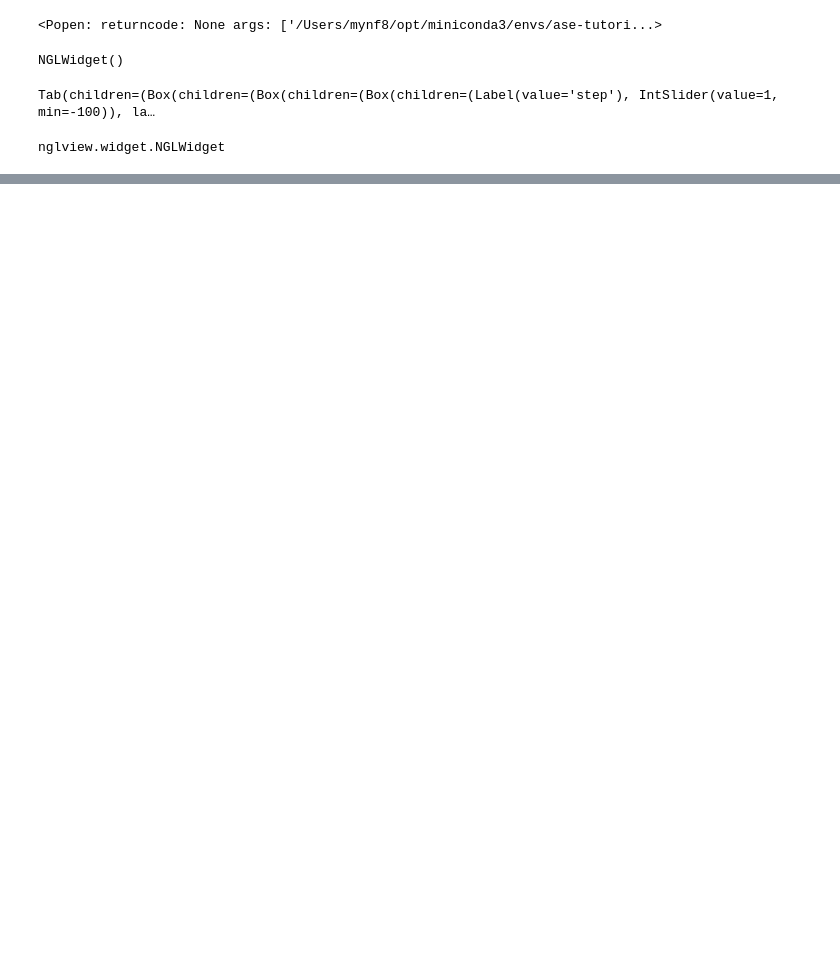
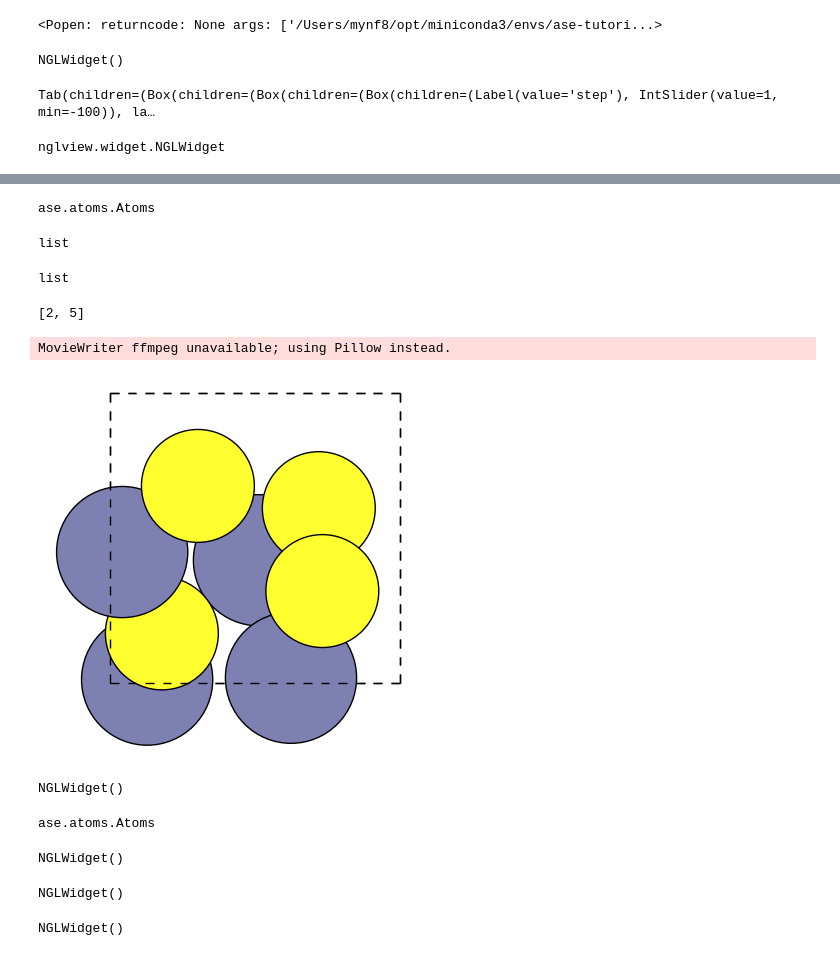
Before and after one commit to ASE-Workshop-2023/tutorial, a Jupyter notebook: development/walkthrough_LW.ipynb, the cells around one changed output, grey strips where cells are left out. Drawn from its saved outputs; the diff is of its cells as text; code cells hidden in the pictures; blank space fills up the shorter version.

```diff
--- a/development/walkthrough_LW.ipynb
+++ b/development/walkthrough_LW.ipynb
@@ -79,0 +80,7 @@ view._display_image()
+# %%
+import ase.io
+from pathlib import Path
+
+imported_crystal = ase.io.read("../data/ZnS.cif", format='cif')
+
+len(imported_crystal)
@@ -79,0 +112,15 @@ view._display_image()
+# %%
+atoms = imported_crystal
+
+atoms_sequence = []
+for frame in range(10):
+    atoms.rattle(stdev=0.02,seed=frame)  # rattle modifies the atoms in-place
+    atoms_sequence.append(atoms.copy())
+
+ase.io.write('ZnS_rattle.xyz', atoms_sequence, format='extxyz')
+# %%
+atoms_frame = ase.io.read('ZnS_rattle.xyz')
+
+type(atoms_frame)
+# %% [output]
+ase.atoms.Atoms
@@ -79,0 +129,44 @@ view._display_image()
+# %%
+type(atoms_alternating)
+# %% [output]
+list
+# %%
+type(atoms_alternating)
+# %% [output]
+list
+# %%
+[2,5,6][:2]
+# %% [output]
+[2, 5]
+# %%
+ase.io.write('rattle.gif', atoms_sequence)
+# %% [output]
+MovieWriter ffmpeg unavailable; using Pillow instead.
+[figure, added]
+# %%
+import ase.build
+g2_n2 = ase.build.molecule('N2')
+show(g2_n2)
+# %% [output]
+NGLWidget()
+# %%
+type(g2_n2)
+# %% [output]
+ase.atoms.Atoms
+# %%
+show(ase.build.molecule('C60'))
+# %% [output]
+NGLWidget()
+# %%
+show(ase.build.bulk('Cu', cubic=True))
+# %% [output]
+NGLWidget()
+# %%
+show(
+    ase.build.bulk('ZnS',
+                   crystalstructure='zincblende',
+                   a=5.387,
+                   cubic=True)
+)
+# %% [output]
+NGLWidget()
```
Also changed, not shown: parts of 43 cells of this notebook, 5 other files.
